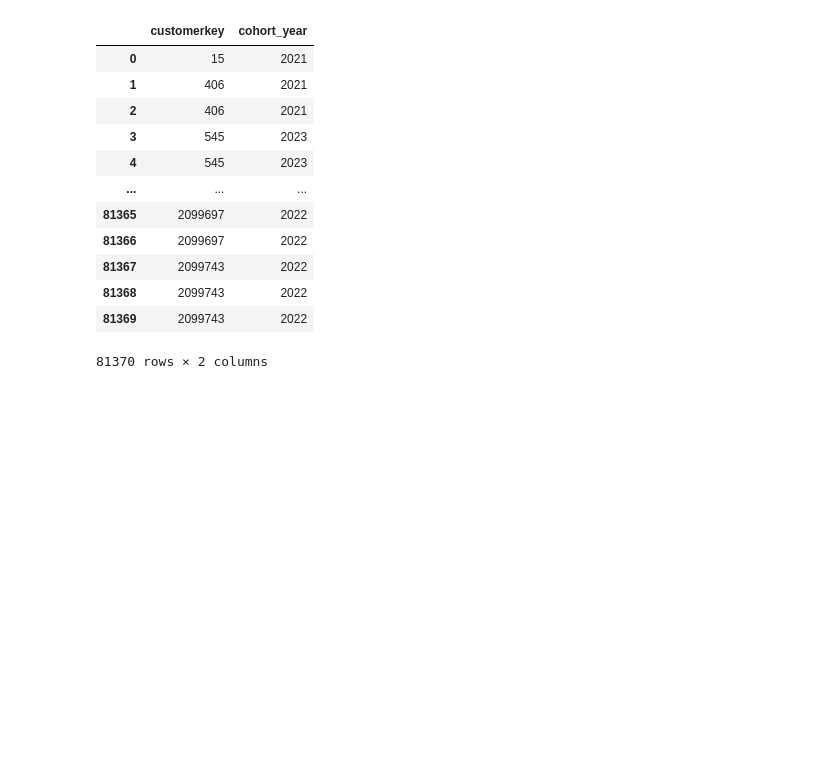
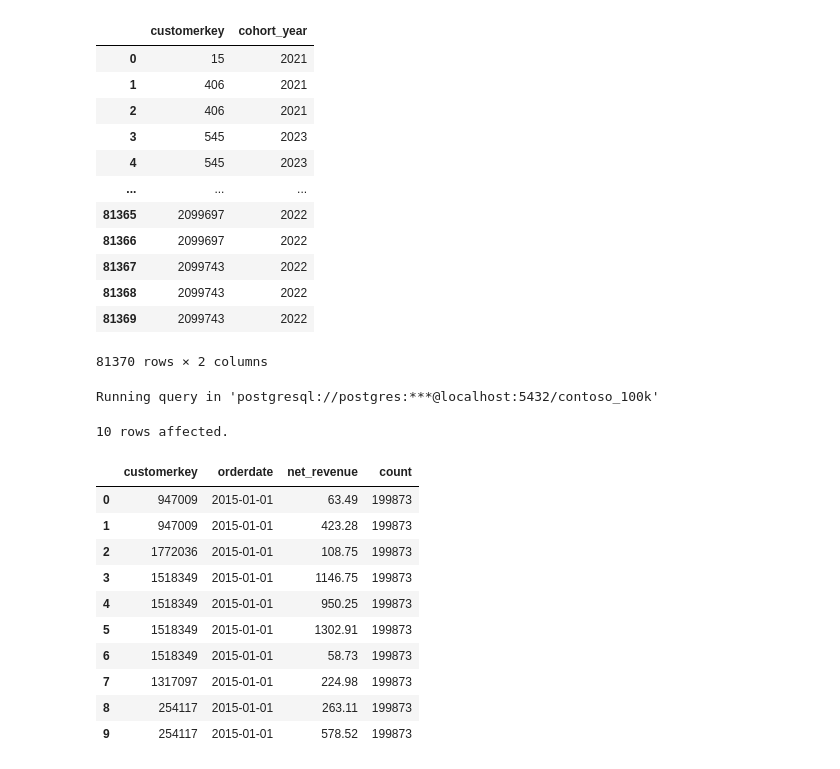
Before and after one commit to Chinedu-analysis/Chinedu-analysis, a Jupyter notebook: Resources/Blank_SQL_Notebook.ipynb, the cells around one changed output. Saved outputs shown, nothing was run; the diff lists cells and outputs as text; code cells hidden in the pictures; blank space fills up the shorter version.

```diff
--- a/Resources/Blank_SQL_Notebook.ipynb
+++ b/Resources/Blank_SQL_Notebook.ipynb
@@ -1174,8 +1174,29 @@ Running query in 'postgresql://postgres:***@localhost:5432/contoso_100k'
 # %%
 %%sql
 
 -- Windows Functions (Rankings)
 -- Row_Number(), Rank(), Dense_Rank()
 
 -- Order By in Windows Functions
    -- Running Order Count & Running Average Revenue
+
+Select
+     customerkey,
+     orderdate,
+     quantity * netprice * exchangerate AS net_revenue,
+     Count(customerkey) Over ()
+From sales
+# %% [output]
+Running query in 'postgresql://postgres:***@localhost:5432/contoso_100k'
+10 rows affected.
+|  | customerkey | orderdate | net_revenue | count |
+| 0 | 947009 | 2015-01-01 | 63.49 | 199873 |
+| 1 | 947009 | 2015-01-01 | 423.28 | 199873 |
+| 2 | 1772036 | 2015-01-01 | 108.75 | 199873 |
+| 3 | 1518349 | 2015-01-01 | 1146.75 | 199873 |
+| 4 | 1518349 | 2015-01-01 | 950.25 | 199873 |
+| 5 | 1518349 | 2015-01-01 | 1302.91 | 199873 |
+| 6 | 1518349 | 2015-01-01 | 58.73 | 199873 |
+| 7 | 1317097 | 2015-01-01 | 224.98 | 199873 |
+| 8 | 254117 | 2015-01-01 | 263.11 | 199873 |
+| 9 | 254117 | 2015-01-01 | 578.52 | 199873 |
```
